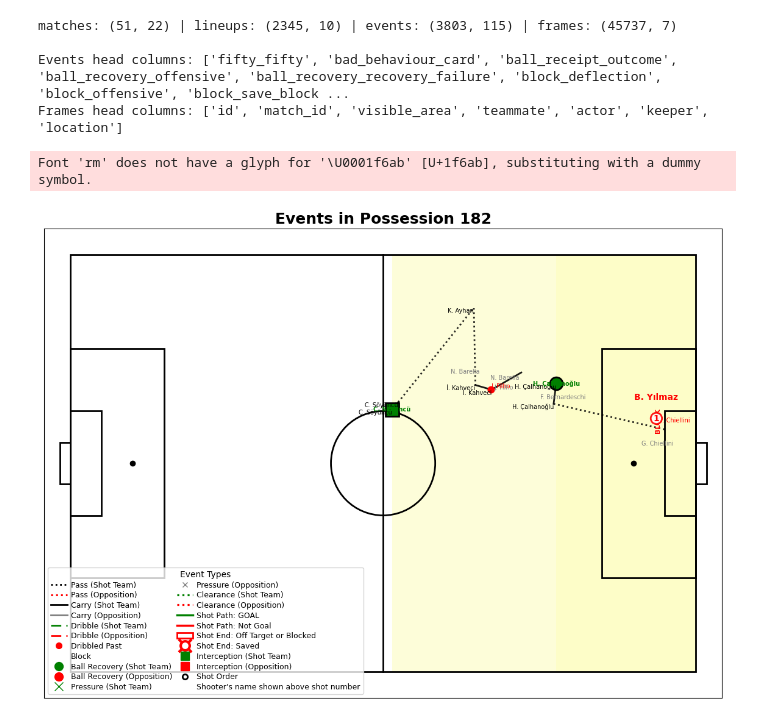
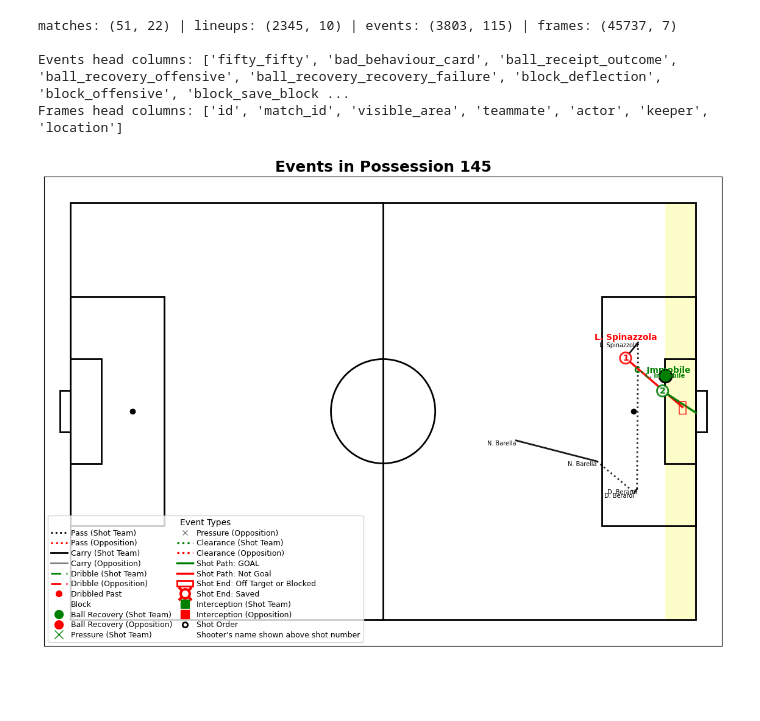
Before and after one commit to finnlsmith/SCOUTING_UI_PROJECT-, a Jupyter notebook: extra_eda_for_FE.ipynb, the cells around one changed output. Saved outputs shown, nothing was run; the diff lists cells and outputs as text; code cells hidden in the pictures; blank space fills up the shorter version.

```diff
--- a/extra_eda_for_FE.ipynb
+++ b/extra_eda_for_FE.ipynb
@@ -119,7 +119,7 @@ for pos_num in high_xg_possessions:
 #           if all(c in evdf.columns for c in ["minute", "second", "team", "type", "player", "x", "y", "outcome", "xg"])
 #           else evdf.head(10))
 # %%
-number_of_interest = 5
+number_of_interest = 3
 
 
 # Only look at events for a single possession at a time
@@ -630,32 +630,31 @@ legend_elements = [
     mlines.Line2D([], [], color='green', marker='s', markersize=10, lw=0, label='Interception (Shot Team)'),
     mlines.Line2D([], [], color='red', marker='s', markersize=10, lw=0, label='Interception (Opposition)'),
 
     # Shot Number
     mlines.Line2D([], [], marker='o', color='w', markerfacecolor='w', markeredgecolor='black', markeredgewidth=2, lw=0, label='Shot Order'),
     mlines.Line2D([], [], marker=None, color='w', lw=0, label="Shooter's name shown above shot number")
 ]
 
 # Add legend to plot
 # Remove whitespace: set columnspacing, handletextpad, and borderpad small
 legend = ax.legend(
     handles=legend_elements,
     loc='lower left',
     fontsize=9,
     frameon=True,
     ncol=2,
     title='Event Types',
     borderaxespad=0.5,   # tight border to axes
     columnspacing=0.6,   # reduce horizontal padding between columns
     handletextpad=0.5,   # reduce space between handle and text
     labelspacing=0.3,    # reduce vertical space between entries
     borderpad=0.4,       # padding inside the legend border
     handlelength=2.1     # make handles a little longer if desired
 )
 # "tight_layout" also helps a bit for squeeze in notebook
 plt.tight_layout()
 ax.set_title(f"Events in Possession {single_possession_num}", fontsize=18, fontweight='bold')
 
 plt.show()
 # %% [output]
-Font 'rm' does not have a glyph for '\U0001f6ab' [U+1f6ab], substituting with a dummy symbol.
-[figure, old version]
+[figure, new version]
```
